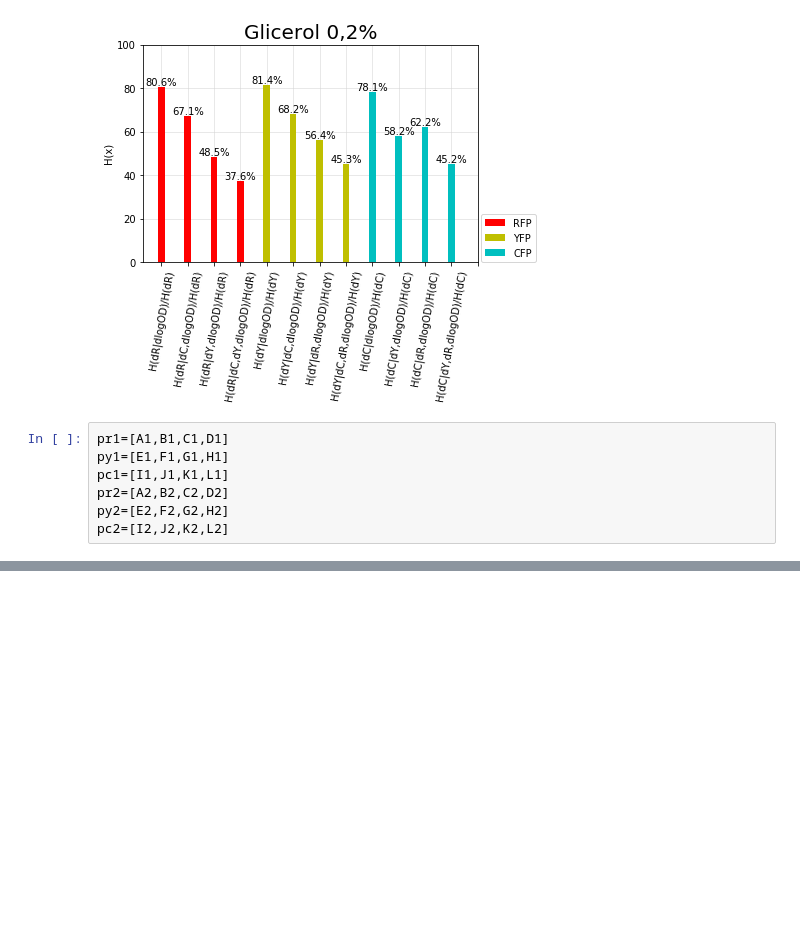
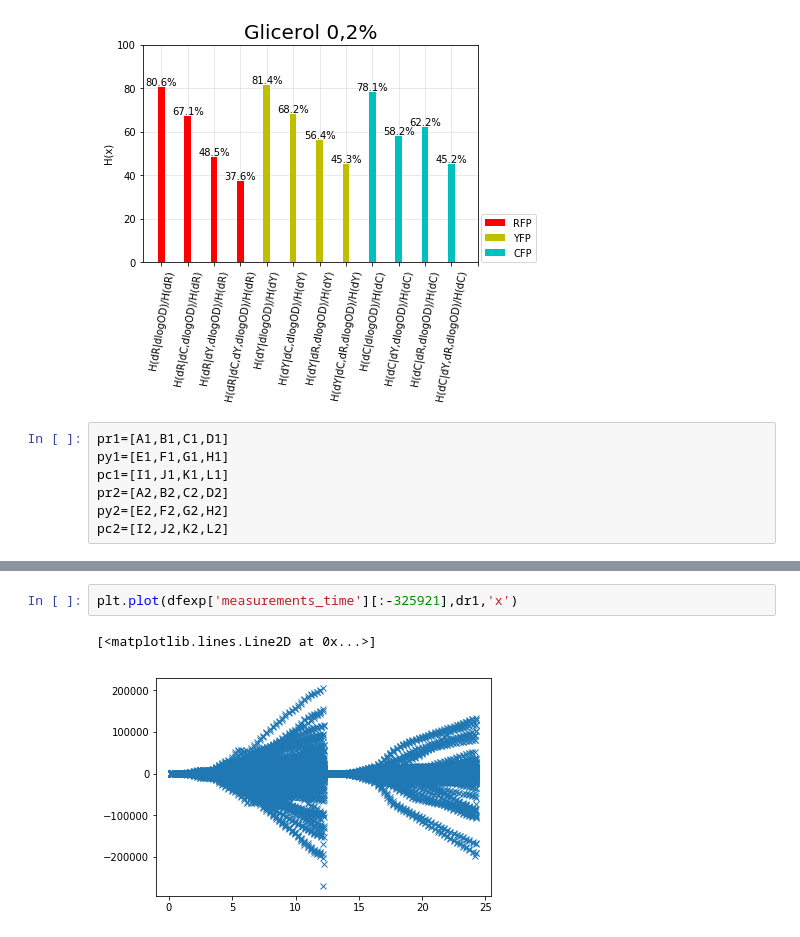
Before and after one commit to macams/Biosensores, a Jupyter notebook: Análisis/Entropía/Gráficos de barra entropía.ipynb, the cells around one changed output, grey strips where cells are left out. Saved outputs shown, nothing was run; the diff lists cells and outputs as text; blank space fills up the shorter version.

```diff
--- a/Análisis/Entropía/Gráficos de barra entropía.ipynb
+++ b/Análisis/Entropía/Gráficos de barra entropía.ipynb
@@ -652,0 +571,5 @@ plt.legend(patches, factac, loc=(1.01,0.7))
+# %%
+plt.plot(dfexp['measurements_time'][:-325921],dr1,'x')
+# %% [output]
+[<matplotlib.lines.Line2D at 0x...>]
+[figure, added]
```
Also changed, not shown: parts of 6 cells of this notebook, 6 other files.
